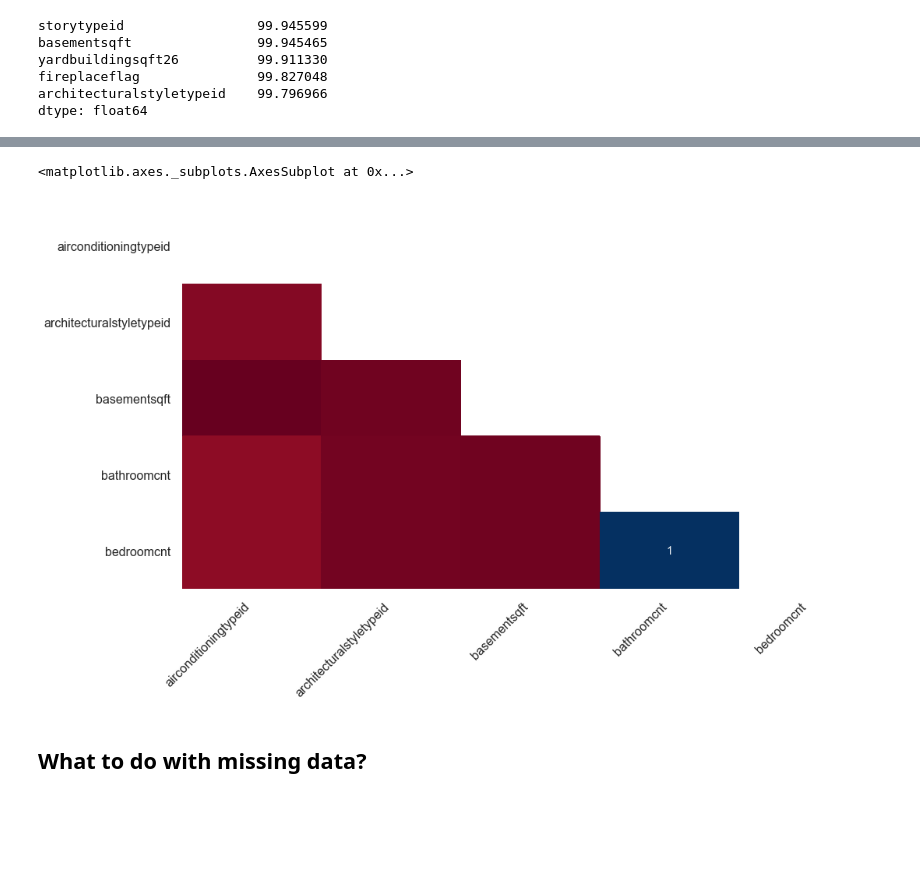
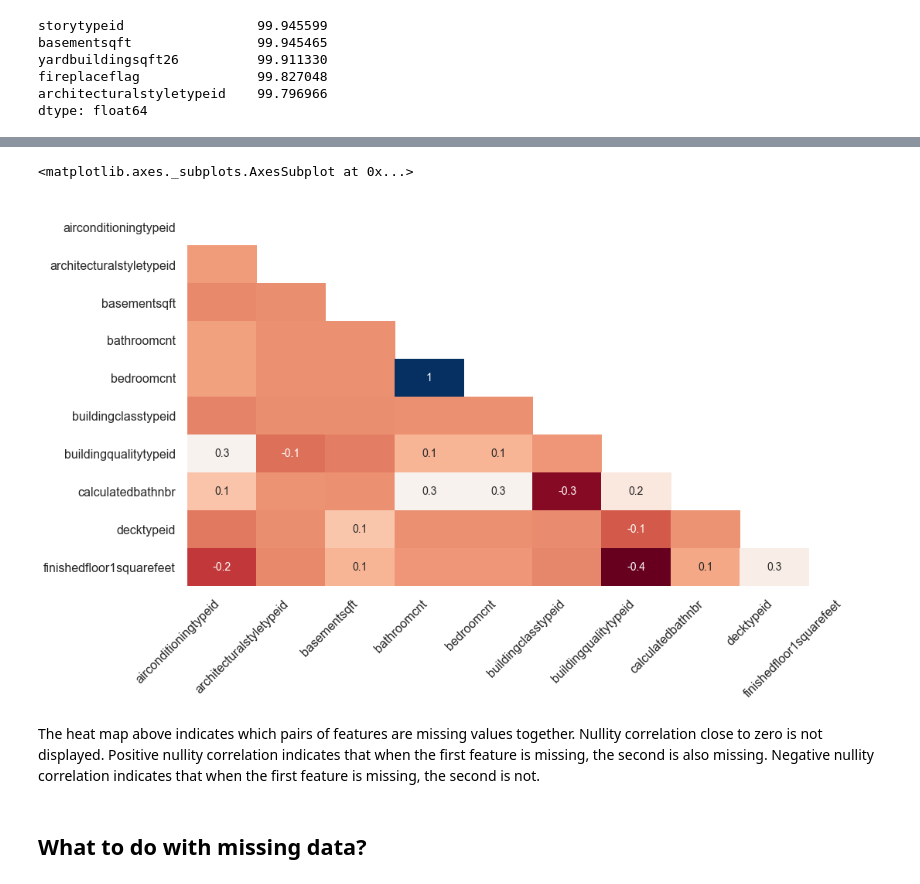
Before and after one commit to pgurazada/Talks, a Jupyter notebook: odsc-annual-2018/odsc-presentation.ipynb, the cells around one changed output, grey strips where cells are left out. Cells and saved outputs as stored; diff of their text form; code cells hidden in the pictures; blank space fills up the shorter version.

```diff
--- a/odsc-annual-2018/odsc-presentation.ipynb
+++ b/odsc-annual-2018/odsc-presentation.ipynb
@@ -252,9 +392,12 @@ dtype: float64
 # %%
-top_five_missing_columns = cols_with_missings(properties_raw_df)[0:5]
-missingno.heatmap(properties_raw_df[top_five_missing_columns], figsize=(16,9))
+first_ten_missing_columns = cols_with_missings(properties_raw_df)[0:10]
+
+missingno.heatmap(properties_raw_df[first_ten_missing_columns], figsize=(16,9))
 # %% [output]
 <matplotlib.axes._subplots.AxesSubplot at 0x...>
-[figure, old version]
+[figure, new version]
+# %% [markdown]
+The heat map above indicates which pairs of features are missing values together. Nullity correlation close to zero is not displayed. Positive nullity correlation indicates that when the first feature is missing, the second is also missing. Negative nullity correlation indicates that when the first feature is missing, the second is not.
 # %% [markdown]
 ## What to do with missing data?
 # %% [markdown]
```
Also changed, not shown: parts of 44 cells of this notebook, 4 other files.
